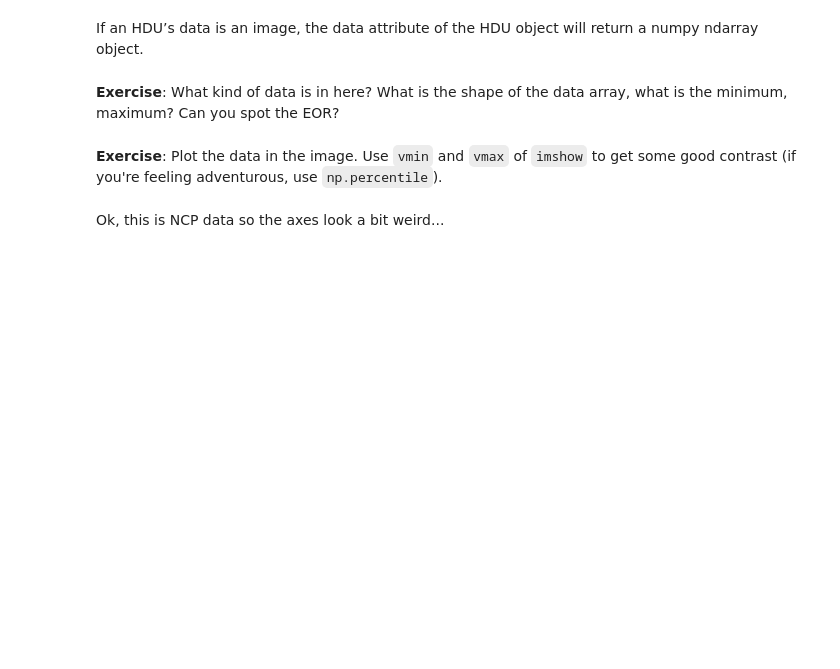
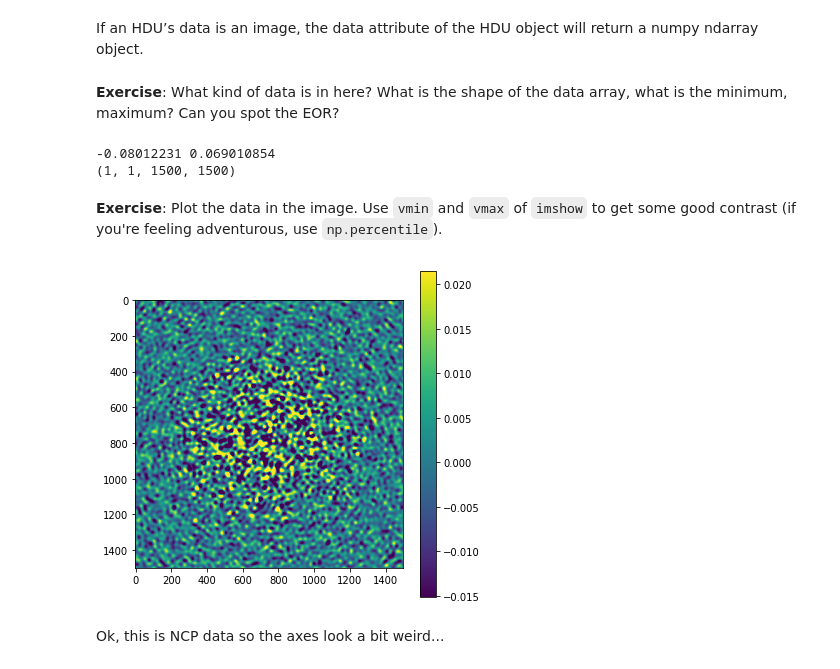
Before and after one commit to lofar-astron/astropytutorial, a Jupyter notebook: 2. FITS.ipynb, the cells around one changed output. Drawn from its saved outputs; the diff is of its cells as text; code cells hidden in the pictures; blank space fills up the shorter version.

```diff
--- a/2. FITS.ipynb
+++ b/2. FITS.ipynb
@@ -58,8 +65,22 @@ If an HDU’s data is an image, the data attribute of the HDU object will return
 data = hdu_list[0].data
 # %% [markdown]
 **Exercise**: What kind of data is in here? What is the shape of the data array, what is the minimum, maximum? Can you spot the EOR?
+# %%
+print(np.min(data), np.max(data))
+print(data.shape)
+# %% [output]
+-0.08012231 0.069010854
+(1, 1, 1500, 1500)
 # %% [markdown]
 **Exercise**: Plot the data in the image. Use `vmin` and `vmax` of `imshow` to get some good contrast (if you're feeling adventurous, use `np.percentile`).
+# %%
+fig, ax = plt.subplots(figsize=(6,6))
+cax = ax.imshow(data.squeeze(),
+                vmin=np.percentile(data, 5),
+                vmax=np.percentile(data, 98));
+fig.colorbar(cax);
+# %% [output]
+[figure, added]
 # %% [markdown]
 Ok, this is NCP data so the axes look a bit weird...
 # %% [markdown]
```
Also changed, not shown: parts of 4 cells of this notebook, 3 other files.
